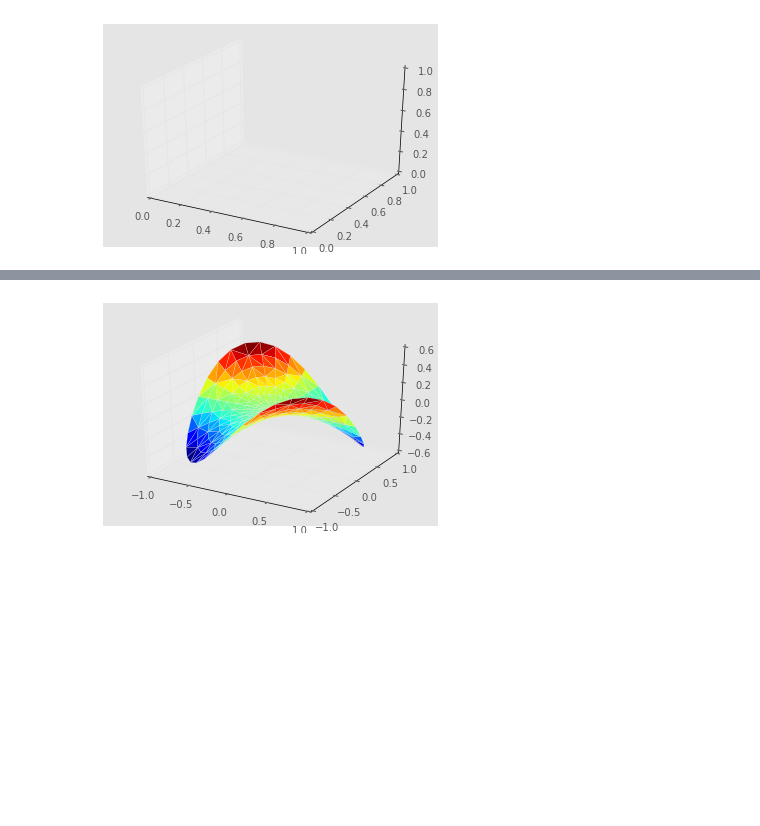
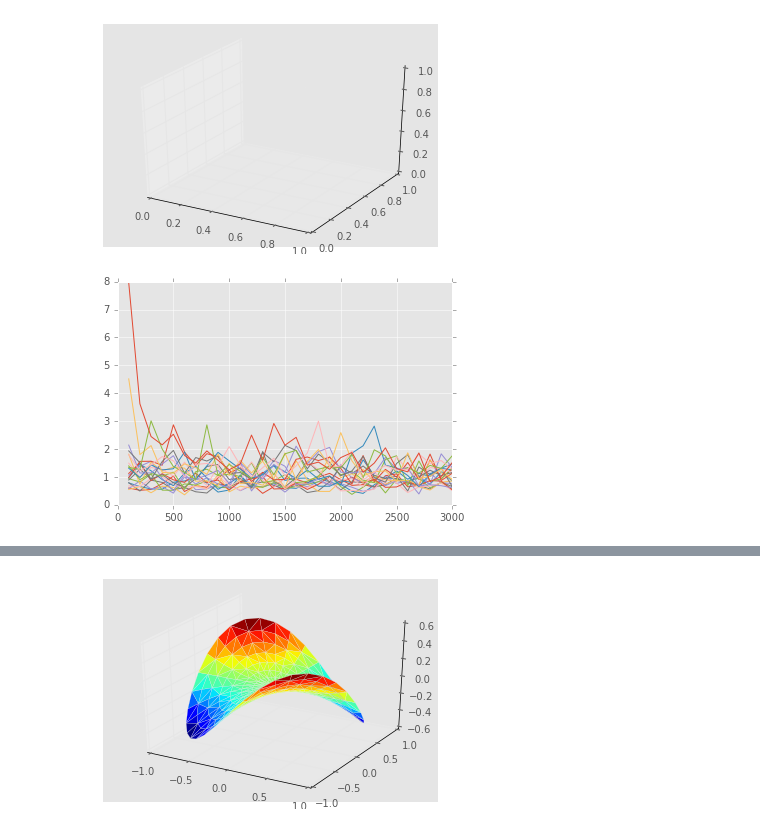
Before and after one commit to derrowap/MA490-MachineLearning-FinalProject, a Jupyter notebook: project.ipynb, the cells around one changed output, grey strips where cells are left out. Drawn from its saved outputs; the diff is of its cells as text; code cells hidden in the pictures; blank space fills up the shorter version.

```diff
--- a/project.ipynb
+++ b/project.ipynb
@@ -164,3 +184,10 @@ plt.show()
 # %% [output]
 ValueError: x and y must be 1D arrays of the same length
 [figure]
+# %%
+min = 30
+for i in range(len(arr)):
+    plt.plot(df_arr[i]['Second'], df_arr[i]['MSE'])
+plt.show()
+# %% [output]
+[figure, added]
```
Also changed, not shown: parts of 7 cells of this notebook, 6 other files.
